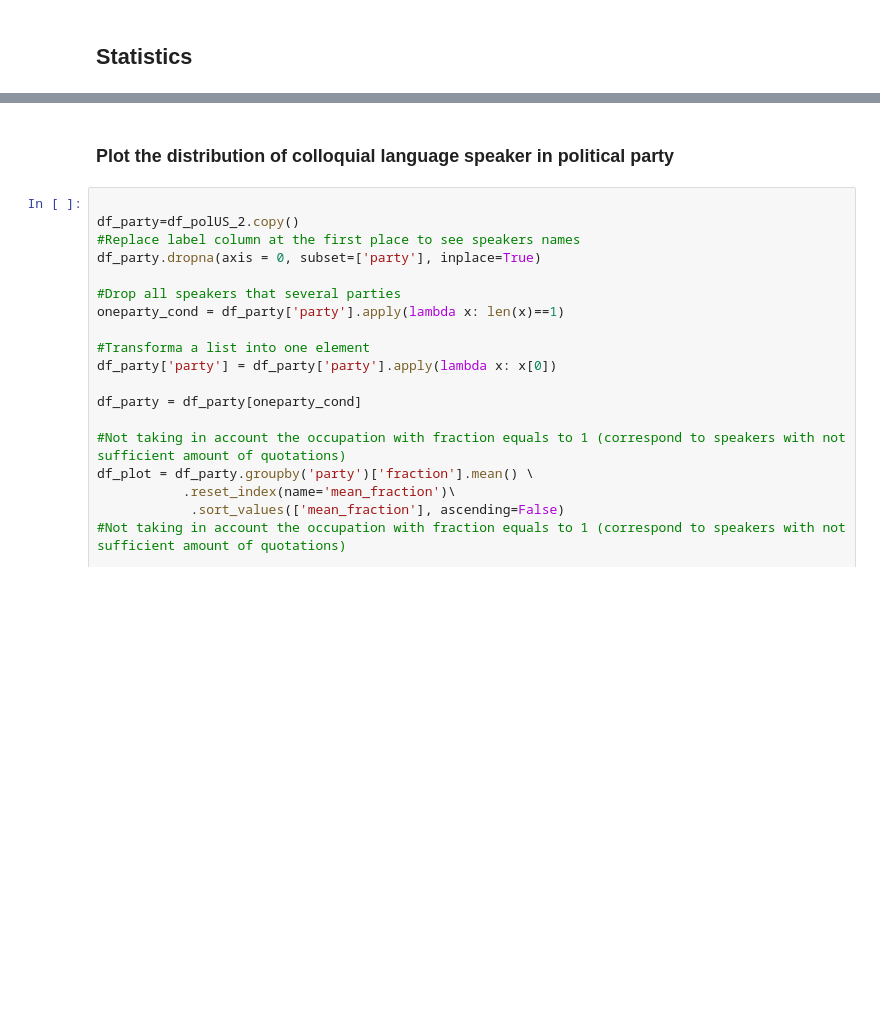
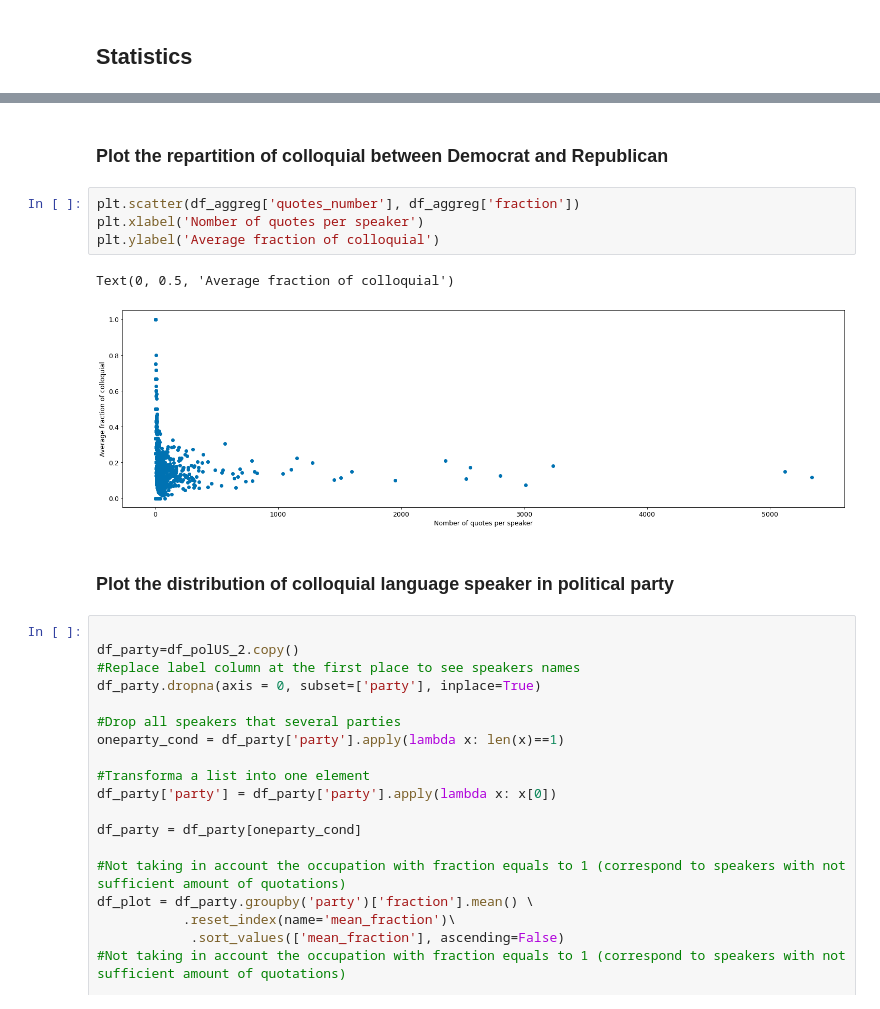
Before and after one commit to epfl-ada/ada-2021-project-adacadabra, a Jupyter notebook: ANALYSIS/M3_Statistics_on_speakers_aggregation.ipynb, the cells around one changed output, grey strips where cells are left out. Saved outputs shown, nothing was run; the diff lists cells and outputs as text; blank space fills up the shorter version.

```diff
--- a/ANALYSIS/M3_Statistics_on_speakers_aggregation.ipynb
+++ b/ANALYSIS/M3_Statistics_on_speakers_aggregation.ipynb
@@ -92,3 +113,12 @@ Plot the repartition of colloquial between Democrat and Republican
+# %% [markdown]
+### Plot the repartition of colloquial between Democrat and Republican
+# %%
+plt.scatter(df_aggreg['quotes_number'], df_aggreg['fraction'])
+plt.xlabel('Nomber of quotes per speaker')
+plt.ylabel('Average fraction of colloquial')
+# %% [output]
+Text(0, 0.5, 'Average fraction of colloquial')
+[figure, added]
 # %% [markdown]
 ### Plot the distribution of colloquial language speaker in political party
 # %%
```
Also changed, not shown: parts of 18 cells of this notebook, 1 other file.
